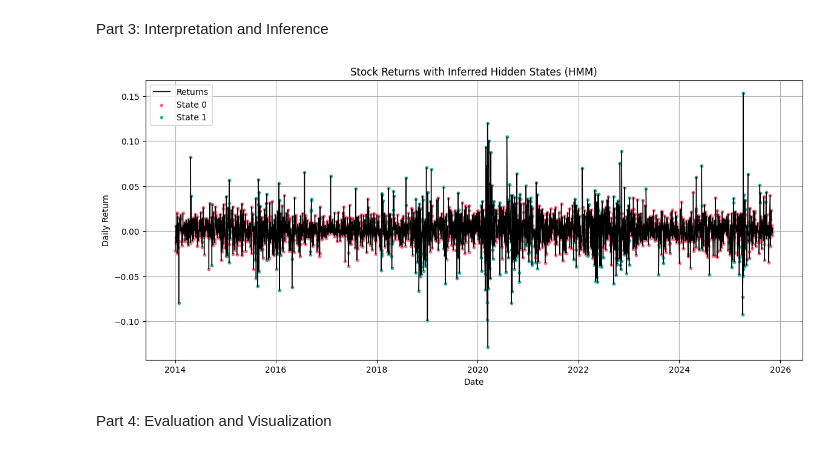
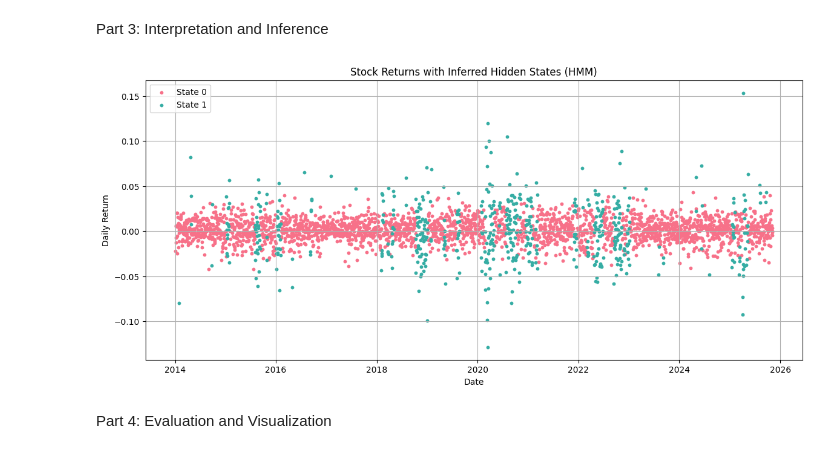
Before and after one commit to gungunagarwal19/AI_CS307, a Jupyter notebook: Week5/MENACE.ipynb, the cells around one changed output. Drawn from its saved outputs; the diff is of its cells as text; code cells hidden in the pictures.

Commit message:
"Corrected Plot"

```diff
--- a/Week5/MENACE.ipynb
+++ b/Week5/MENACE.ipynb
@@ -214,31 +214,31 @@ Part 3: Interpretation and Inference
 # %%
 import matplotlib.pyplot as plt
 import seaborn as sns
 
 # Create color palette for hidden states
 num_states = best_model.n_components
 palette = sns.color_palette("husl", num_states)
 
 plt.figure(figsize=(14, 6))
 
 # Plot returns
-plt.plot(df_states.index, df_states['return'], color='black', linewidth=1.0, label='Returns')
+# plt.plot(df_states.index, df_states['return'], linewidth=1.0, label='Returns')
 
 # Color regions by hidden state
 for i, state in enumerate(range(num_states)):
     state_mask = df_states['state'] == state
     plt.scatter(df_states.index[state_mask],
                 df_states['return'][state_mask],
                 s=10, color=palette[i], label=f'State {state}')
 
 plt.title("Stock Returns with Inferred Hidden States (HMM)")
 plt.xlabel("Date")
 plt.ylabel("Daily Return")
 plt.legend()
 plt.grid(True)
 plt.show()
 # %% [output]
-[figure, old version]
+[figure, new version]
 # %% [markdown]
 Part 4: Evaluation and Visualization
 # %%
```
Also changed, not shown: parts of 1 cell of this notebook.
